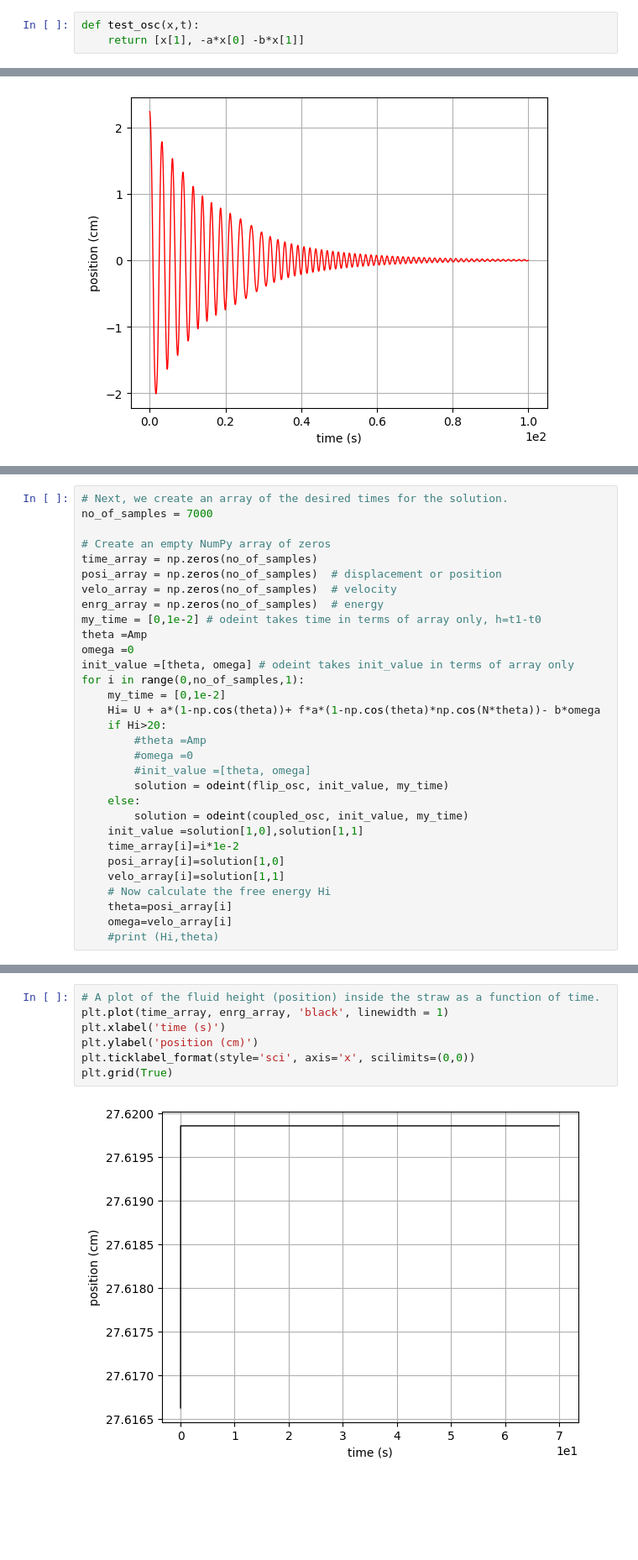
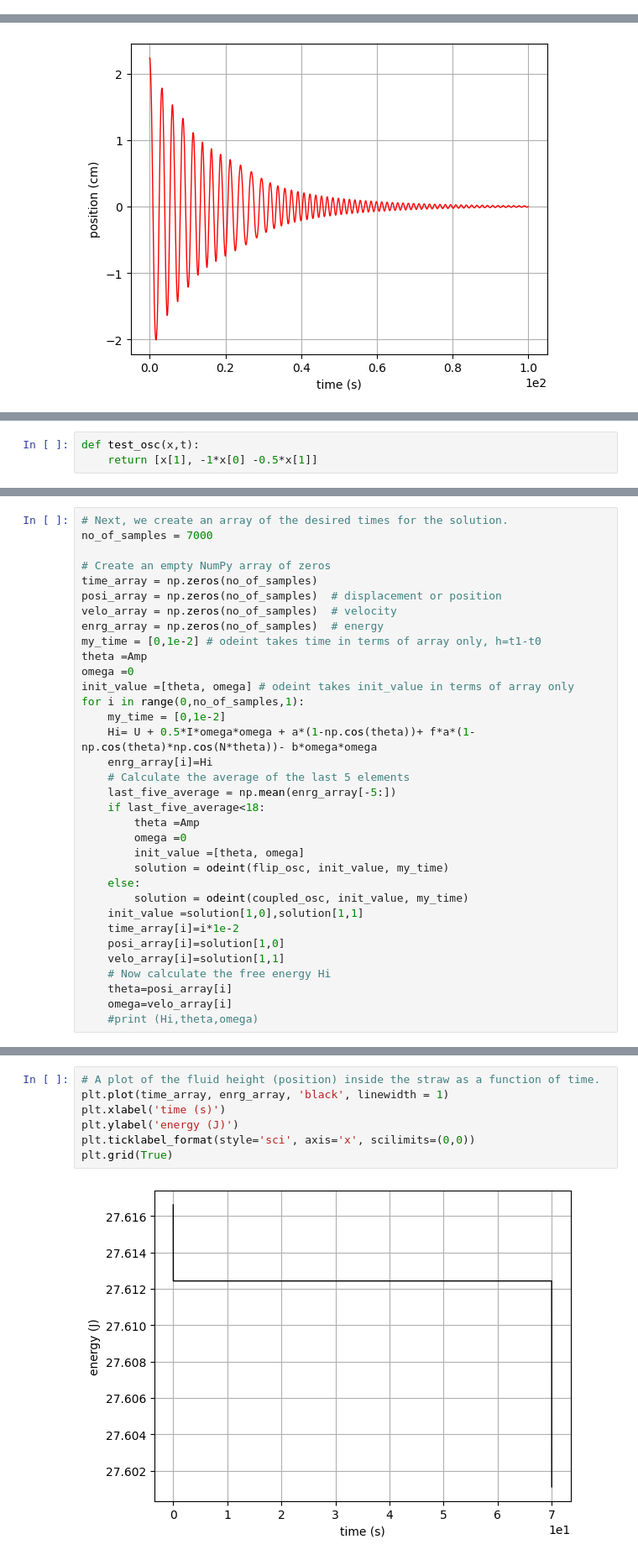
Before and after one commit to ShounakDas101/multibody, a Jupyter notebook: flip_mind_ODE.ipynb, the cells around one changed output, grey strips where cells are left out. Shown: that part at 84% size. Drawn from its saved outputs; the diff is of its cells as text; blank space fills up the shorter version.

```diff
--- a/flip_mind_ODE.ipynb
+++ b/flip_mind_ODE.ipynb
@@ -89,9 +89,6 @@ T=3    # actual value 300K (at room temp)
 KE=0.5*I*w2
 U = 15+KE
 Amp=math.sqrt(a)
-# %%
-def test_osc(x,t):
-    return [x[1], -a*x[0] -b*x[1]]
 # %%
 def coupled_osc(x, t):
       return  [x[1], -a*np.sin(x[0]) -b*x[1] -f*a*np.sin(x[0])*np.cos(N*x[0]) - f*a*np.cos(x[0])*np.sin(N*x[0])]
@@ -158,0 +158,3 @@ plt.grid(True)
+# %%
+def test_osc(x,t):
+    return [x[1], -1*x[0] -0.5*x[1]]
@@ -171,11 +210,14 @@ omega =0
 init_value =[theta, omega] # odeint takes init_value in terms of array only
 for i in range(0,no_of_samples,1):
     my_time = [0,1e-2]
-    Hi= U + a*(1-np.cos(theta))+ f*a*(1-np.cos(theta)*np.cos(N*theta))- b*omega
-    if Hi>20:
-        #theta =Amp
-        #omega =0
-        #init_value =[theta, omega]
+    Hi= U + 0.5*I*omega*omega + a*(1-np.cos(theta))+ f*a*(1-np.cos(theta)*np.cos(N*theta))- b*omega*omega
+    enrg_array[i]=Hi
+    # Calculate the average of the last 5 elements
+    last_five_average = np.mean(enrg_array[-5:])
+    if last_five_average<18:
+        theta =Amp
+        omega =0
+        init_value =[theta, omega]
         solution = odeint(flip_osc, init_value, my_time)
     else:
         solution = odeint(coupled_osc, init_value, my_time)
@@ -186,7 +228,7 @@ for i in range(0,no_of_samples,1):
     # Now calculate the free energy Hi
     theta=posi_array[i]
     omega=velo_array[i]
-    #print (Hi,theta)
+    #print (Hi,theta,omega)
 # %%
 # A plot of the fluid height (position) inside the straw as a function of time.
 plt.plot(time_array, posi_array, 'red', linewidth = 1)
@@ -199,9 +241,9 @@ plt.grid(True)
 # %%
 # A plot of the fluid height (position) inside the straw as a function of time.
 plt.plot(time_array, enrg_array, 'black', linewidth = 1)
 plt.xlabel('time (s)')
-plt.ylabel('position (cm)')
+plt.ylabel('energy (J)')
 plt.ticklabel_format(style='sci', axis='x', scilimits=(0,0))
 plt.grid(True)
 # %% [output]
-[figure, old version]
+[figure, new version]
```
Also changed, not shown: parts of 3 cells of this notebook.
